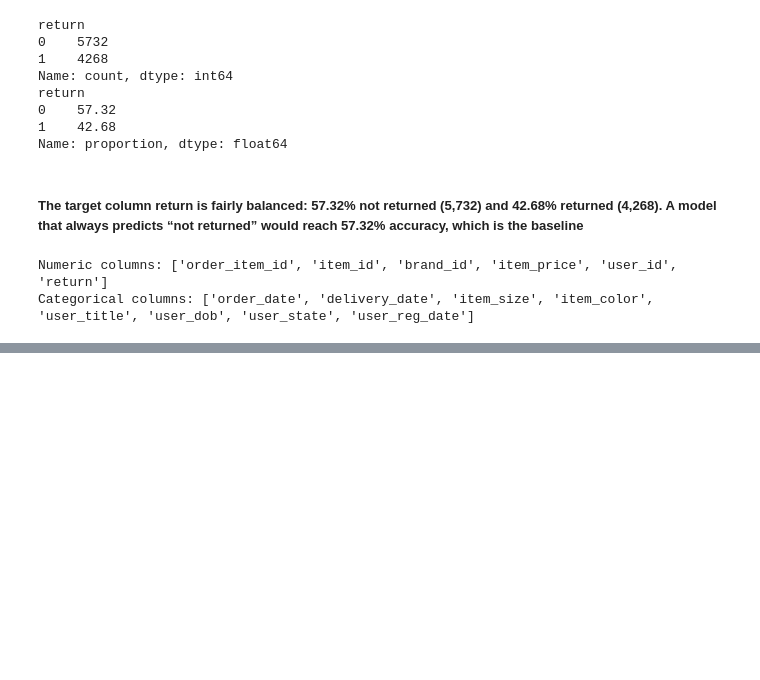
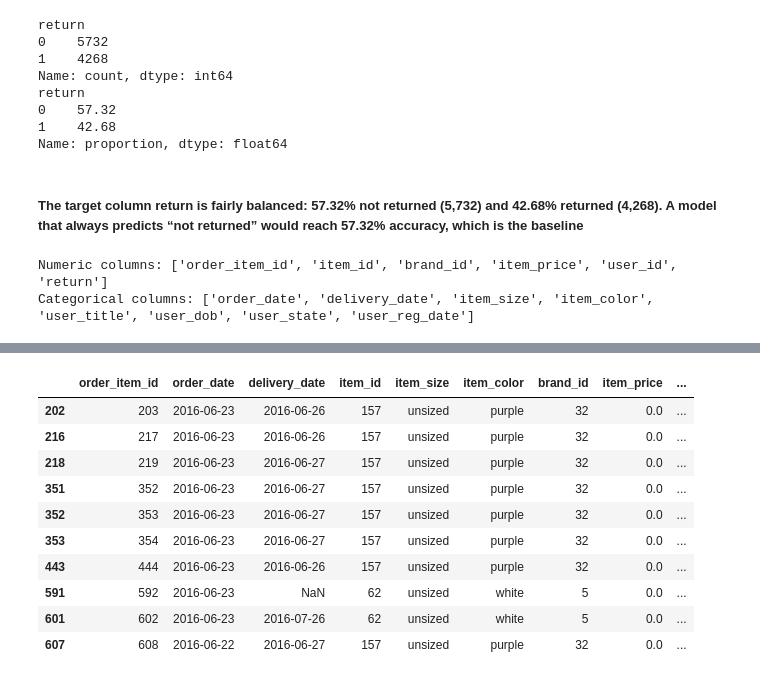
Before and after one commit to aish2106/ReturnRadar, a Jupyter notebook: notebooks/return_radar.ipynb, the cells around one changed output, grey strips where cells are left out. Drawn from its saved outputs; the diff is of its cells as text; code cells hidden in the pictures; blank space fills up the shorter version.

```diff
--- a/notebooks/return_radar.ipynb
+++ b/notebooks/return_radar.ipynb
@@ -166,0 +191,14 @@ Categorical columns: ['order_date', 'delivery_date', 'item_size', 'item_color',
+# %%
+df[df['item_price'] <= 0].head(10)
+# %% [output]
+|  | order_item_id | order_date | delivery_date | item_id | item_size | item_color | brand_id | item_price | ... |
+| 202 | 203 | 2016-06-23 | 2016-06-26 | 157 | unsized | purple | 32 | 0.0 | ... |
+| 216 | 217 | 2016-06-23 | 2016-06-26 | 157 | unsized | purple | 32 | 0.0 | ... |
+| 218 | 219 | 2016-06-23 | 2016-06-27 | 157 | unsized | purple | 32 | 0.0 | ... |
+| 351 | 352 | 2016-06-23 | 2016-06-27 | 157 | unsized | purple | 32 | 0.0 | ... |
+| 352 | 353 | 2016-06-23 | 2016-06-27 | 157 | unsized | purple | 32 | 0.0 | ... |
+| 353 | 354 | 2016-06-23 | 2016-06-27 | 157 | unsized | purple | 32 | 0.0 | ... |
+| 443 | 444 | 2016-06-23 | 2016-06-26 | 157 | unsized | purple | 32 | 0.0 | ... |
+| 591 | 592 | 2016-06-23 | NaN | 62 | unsized | white | 5 | 0.0 | ... |
+| 601 | 602 | 2016-06-23 | 2016-07-26 | 62 | unsized | white | 5 | 0.0 | ... |
+| 607 | 608 | 2016-06-22 | 2016-06-27 | 157 | unsized | purple | 32 | 0.0 | ... |
```
Also changed, not shown: parts of 10 cells of this notebook.
